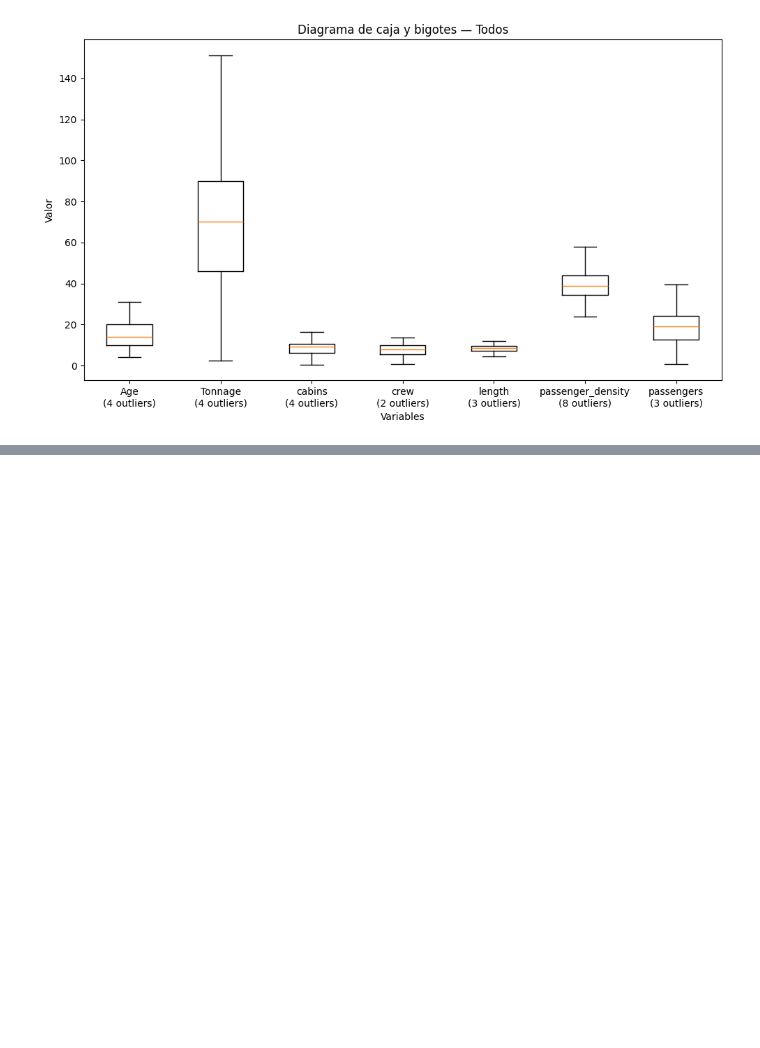
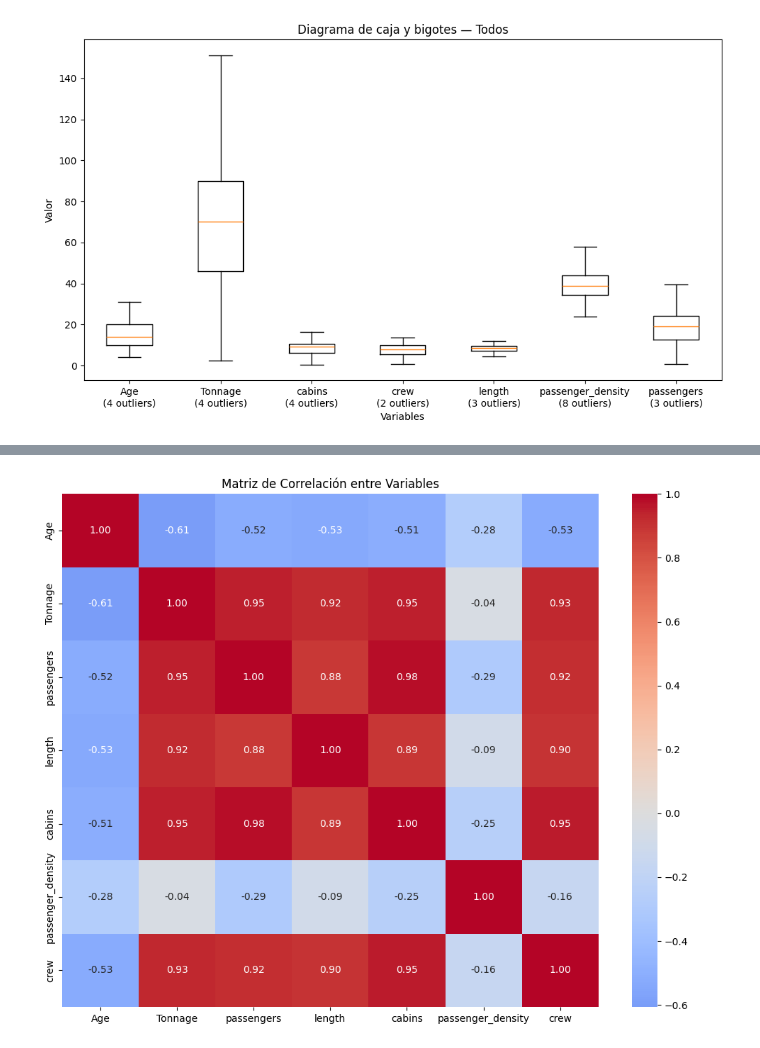
Before and after one commit to nel-eleven11/Lab10_DataScience, a Jupyter notebook: lab10.ipynb, the cells around one changed output, grey strips where cells are left out. Saved outputs shown, nothing was run; the diff lists cells and outputs as text; code cells hidden in the pictures; blank space fills up the shorter version.

```diff
--- a/lab10.ipynb
+++ b/lab10.ipynb
@@ -14,7 +19,9 @@ print("Spark version:", spark.version)
 # %% [output]
 Spark version: 3.5.1
 # %%
-file_path = '/content/barcos_crucero.csv'
+# file_path = '/content/barcos_crucero.csv'
+file_path = 'barcos_crucero.csv'
+
 df = (
     spark.read
          .option("header", True)
@@ -202,3 +209,14 @@ stats = boxplot_stats_spark(df)
 plot_boxplots_from_stats(stats)
 # %% [output]
 [figure]
+# %%
+# Seleccionar solo columnas numéricas para correlación
+numeric_cols = ['Age', 'Tonnage', 'passengers', 'length', 'cabins', 'passenger_density', 'crew']
+# %%
+# Crear vector de características para análisis de correlación
+assembler_corr = VectorAssembler(inputCols=numeric_cols, outputCol="features_corr")
+df_vector = assembler_corr.transform(df).select('features_corr')
+# %%
+# Calcular matriz de correlación
+corr_matrix = Correlation.corr(df_vector, 'features_corr').head()
+corr_array = corr_matrix[0].toArray()
@@ -204,0 +225,12 @@ plot_boxplots_from_stats(stats)
+# %%
+# Convertir a DataFrame de pandas para visualización
+corr_df = pd.DataFrame(corr_array, columns=numeric_cols, index=numeric_cols)
+
+# Visualizar matriz de correlación
+plt.figure(figsize=(10, 8))
+sns.heatmap(corr_df, annot=True, fmt='.2f', cmap='coolwarm', center=0)
+plt.title('Matriz de Correlación entre Variables')
+plt.tight_layout()
+plt.show()
+# %% [output]
+[figure, added]
```
Also changed, not shown: parts of 11 cells of this notebook.
